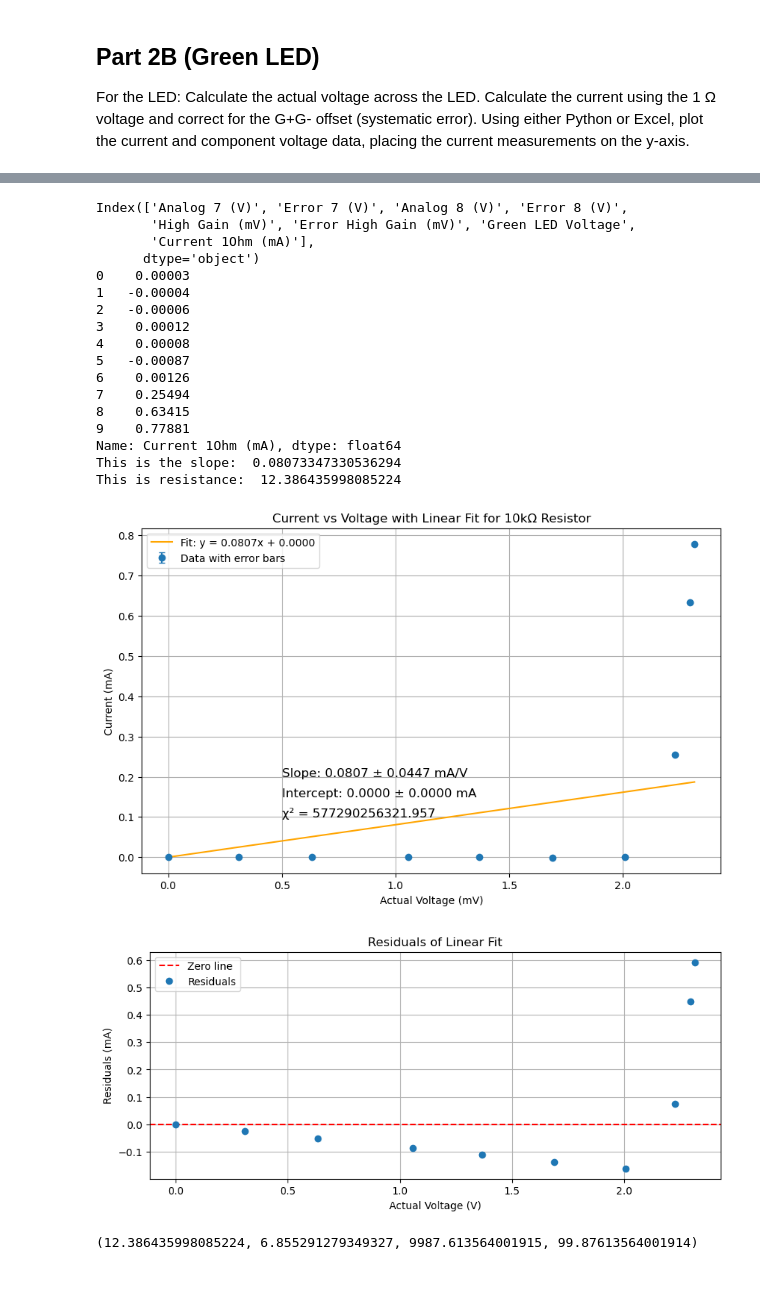
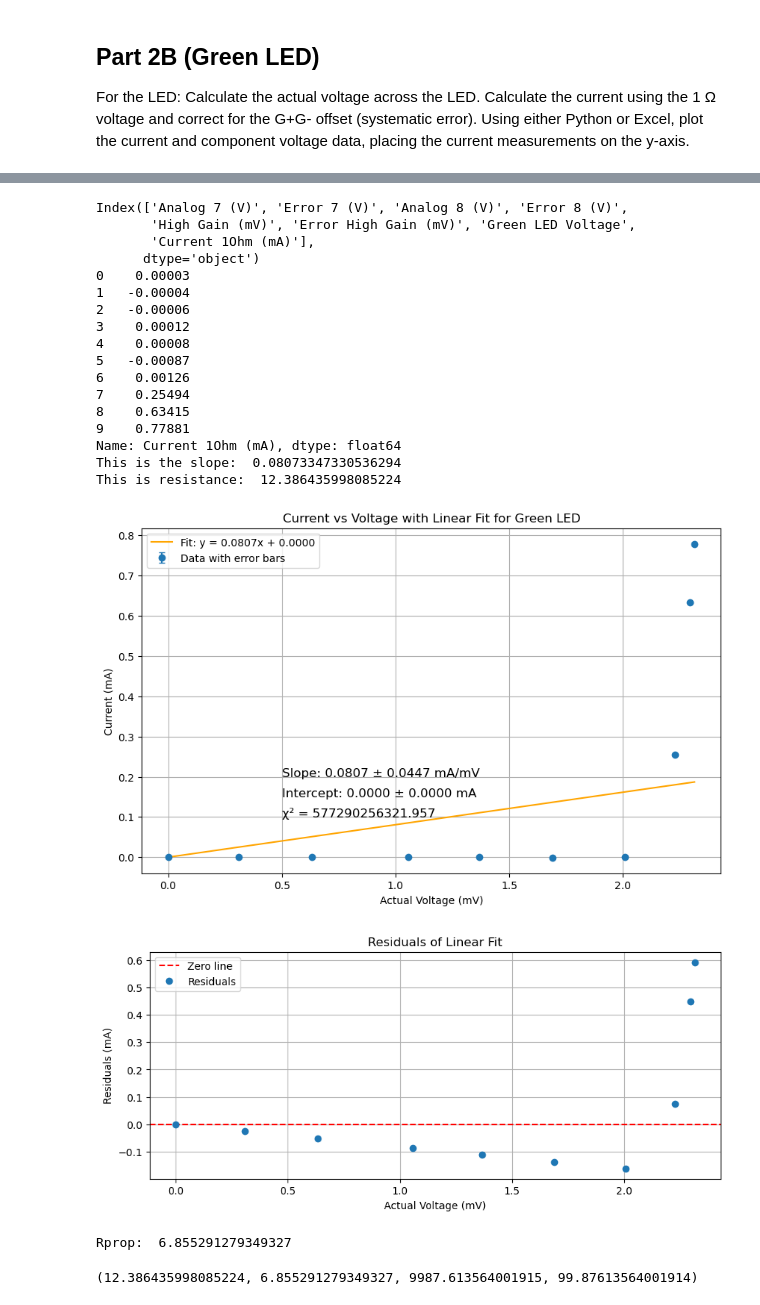
Before and after one commit to Faith-Qiao/physics5bl, a Jupyter notebook: lab8/lab8.ipynb, the cells around one changed output, grey strips where cells are left out. Cells and saved outputs as stored; diff of their text form; code cells hidden in the pictures.

```diff
--- a/lab8/lab8.ipynb
+++ b/lab8/lab8.ipynb
@@ -46,15 +46,19 @@ part2a
 # %%
 def propagated_error_I(V, R, error_V, error_R):
     return ((error_V/R)**2 + (V/R**2 * error_R))**1/2
-x_data = part2a['Voltage 10kOhm']*10000
 
+
+def propagated_error_R(V, I, error_V, error_I):
+    return np.sqrt((error_V / I)**2 + (V * error_I / I**2)**2)
+
+
+x_data = part2a['Voltage 10kOhm']*1000
 # this was taken from the uncorrected version of the data where 'Current 1Ohm (mA)' was not multiplied by 1000 to correct for the fact  that the 1ohm resistor
 # was used to convert to Current. However, to convert to Amperes we would need to multiply by 1000 so 'Current 10hm (mA)' is acutally in (A)
 y_data = part2a['Current 1Ohm (mA)']
 
 # 10.02 is for the 10kOhm resistor, I'm multiplying it by 1000 to convert to Ohms 10.02*10 is 1% of 10,020ohms
 y_error = propagated_error_I(x_data,  np.array([10.02*1000 for i in range(len(x_data))]), part2a['Error (V)'],np.array([10.02*10 for i in range(len(x_data))]))
-
 
 def plot_everything(x_data, y_data, y_error):
     # Linear model function
@@ -65,6 +69,7 @@ def plot_everything(x_data, y_data, y_error):
     popt, pcov = curve_fit(linear_model, x_data, y_data, sigma=y_error)
     slope, intercept = popt
     print("This is the slope: ", slope)
+
     print("This is resistance: ", 1/slope )
     slope_err, intercept_err = np.sqrt(np.diag(pcov))
 
@@ -81,7 +86,7 @@ def plot_everything(x_data, y_data, y_error):
     plt.title("Current vs Voltage with Linear Fit for 10kΩ Resistor")
     plt.xlabel("Actual Voltage (mV)")  # Fixed label
     plt.ylabel("Current (mA)")  # Fixed label
-    plt.text(0.5, 0.02, f"Slope: {slope:.4f} ± {slope_err:.4f} mA/V", fontsize=12)
+    plt.text(0.5, 0.02, f"Slope: {slope:.4f} ± {slope_err:.4f} mA/mV", fontsize=12)
     plt.text(0.5, 0.01, f"Intercept: {intercept:.4f} ± {intercept_err:.4f} mA", fontsize=12)
     plt.text(0.5, 0.0, f"χ² = {chi_squared:.3f}", fontsize=12)
     plt.legend()
@@ -93,7 +98,7 @@ def plot_everything(x_data, y_data, y_error):
     plt.errorbar(x_data, residuals, fmt='o', capsize=3, label="Residuals")
     plt.axhline(0, color='red', linestyle='--', label="Zero line")
     plt.title("Residuals of Linear Fit")
-    plt.xlabel("Actual Voltage (V)")
+    plt.xlabel("Actual Voltage (mV)")
     plt.ylabel("Residuals (mA)")
     plt.legend()
     plt.grid(True)
@@ -107,7 +112,7 @@ def plot_everything(x_data, y_data, y_error):
     # Agreement test (difference between fit and nominal values)
     agreement = abs(R_fit - R_nominal)
     agreement_percentage = (agreement / R_nominal) * 100
-
+    print("This is the slope error: ", slope_err )
     # Return values for further use
     return R_fit, R_fit_error, agreement, agreement_percentage
 
@@ -123,0 +138,3 @@ This is resistance:  118323.62708333845
+# %%
+r_prop = 1/(8.451397448320466e-05)**2 * 9.316221132610179e-08
+r_prop
@@ -125,7 +144,7 @@ This is resistance:  118323.62708333845
 ## Part 2B (Green LED)
 For the LED:  Calculate the actual voltage across the LED. Calculate the current using the 1 Ω voltage and correct for the G+G- offset (systematic error).  Using either Python or Excel, plot the current and component voltage data, placing the current measurements on the y-axis.
 # %%
-def plot_everything(x_data, y_data, y_error):
+def plot_everything(x_data, y_data, y_error, color):
     # Linear model function
     def linear_model(x, m, c):
         return m * x + c
@@ -147,10 +166,10 @@ def plot_everything(x_data, y_data, y_error):
     plt.plot(x_data, linear_model(x_data, *popt), label=f'Fit: y = {slope:.4f}x + {intercept:.4f}', color='orange')
 
     # Adding labels and best fit parameters
-    plt.title("Current vs Voltage with Linear Fit for 10kΩ Resistor")
+    plt.title(f"Current vs Voltage with Linear Fit for {color} LED")
     plt.xlabel("Actual Voltage (mV)")  # Fixed label
     plt.ylabel("Current (mA)")  # Fixed label
-    plt.text(0.5, 0.20, f"Slope: {slope:.4f} ± {slope_err:.4f} mA/V", fontsize=12)
+    plt.text(0.5, 0.20, f"Slope: {slope:.4f} ± {slope_err:.4f} mA/mV", fontsize=12)
     plt.text(0.5, 0.15, f"Intercept: {intercept:.4f} ± {intercept_err:.4f} mA", fontsize=12)
     plt.text(0.5, 0.10, f"χ² = {chi_squared:.3f}", fontsize=12)
     plt.legend()
@@ -162,7 +181,7 @@ def plot_everything(x_data, y_data, y_error):
     plt.errorbar(x_data, residuals, fmt='o', capsize=3, label="Residuals")
     plt.axhline(0, color='red', linestyle='--', label="Zero line")
     plt.title("Residuals of Linear Fit")
-    plt.xlabel("Actual Voltage (V)")
+    plt.xlabel("Actual Voltage (mV)")
     plt.ylabel("Residuals (mA)")
     plt.legend()
     plt.grid(True)
@@ -176,8 +195,7 @@ def plot_everything(x_data, y_data, y_error):
     # Agreement test (difference between fit and nominal values)
     agreement = abs(R_fit - R_nominal)
     agreement_percentage = (agreement / R_nominal) * 100
-
+    r_prop = 1/(slope**2) * slope_err
+    print("Rprop: ", r_prop)
     # Return values for further use
     return R_fit, R_fit_error, agreement, agreement_percentage
-
-plot_everything(x_data, y_data, y_error)
@@ -193,30 +202,31 @@ This is resistance:  118323.62708333845
 # %%
 part2bgreen = pd.read_csv('part2bgreen.csv')
 print(part2bgreen.columns)
 x_data = part2bgreen['Green LED Voltage']
 y_data = part2bgreen['Current 1Ohm (mA)']
 y_error = propagated_error_I(x_data,  np.array([10.02*1000 for i in range(len(x_data))]), part2a['Error (V)'],np.array([10.02*10 for i in range(len(x_data))]))
 
 print(y_data)
-plot_everything(x_data, y_data, y_error)
+plot_everything(x_data, y_data, y_error, "Green")
 # %% [output]
 Index(['Analog 7 (V)', 'Error 7 (V)', 'Analog 8 (V)', 'Error 8 (V)',
        'High Gain (mV)', 'Error High Gain (mV)', 'Green LED Voltage',
        'Current 1Ohm (mA)'],
       dtype='object')
 0    0.00003
 1   -0.00004
 2   -0.00006
 3    0.00012
 4    0.00008
 5   -0.00087
 6    0.00126
 7    0.25494
 8    0.63415
 9    0.77881
 Name: Current 1Ohm (mA), dtype: float64
 This is the slope:  0.08073347330536294
 This is resistance:  12.386435998085224
-[figure, old version]
+[figure, new version]
-[figure, old version]
+[figure, new version]
-(12.386435998085224, 6.855291279349327, 9987.613564001915, 99.87613564001914)
+Rprop:  6.855291279349327
+(12.386435998085224, 6.855291279349327, 9987.613564001915, 99.87613564001914)
```
Also changed, not shown: parts of 6 cells of this notebook, 1 other file.
